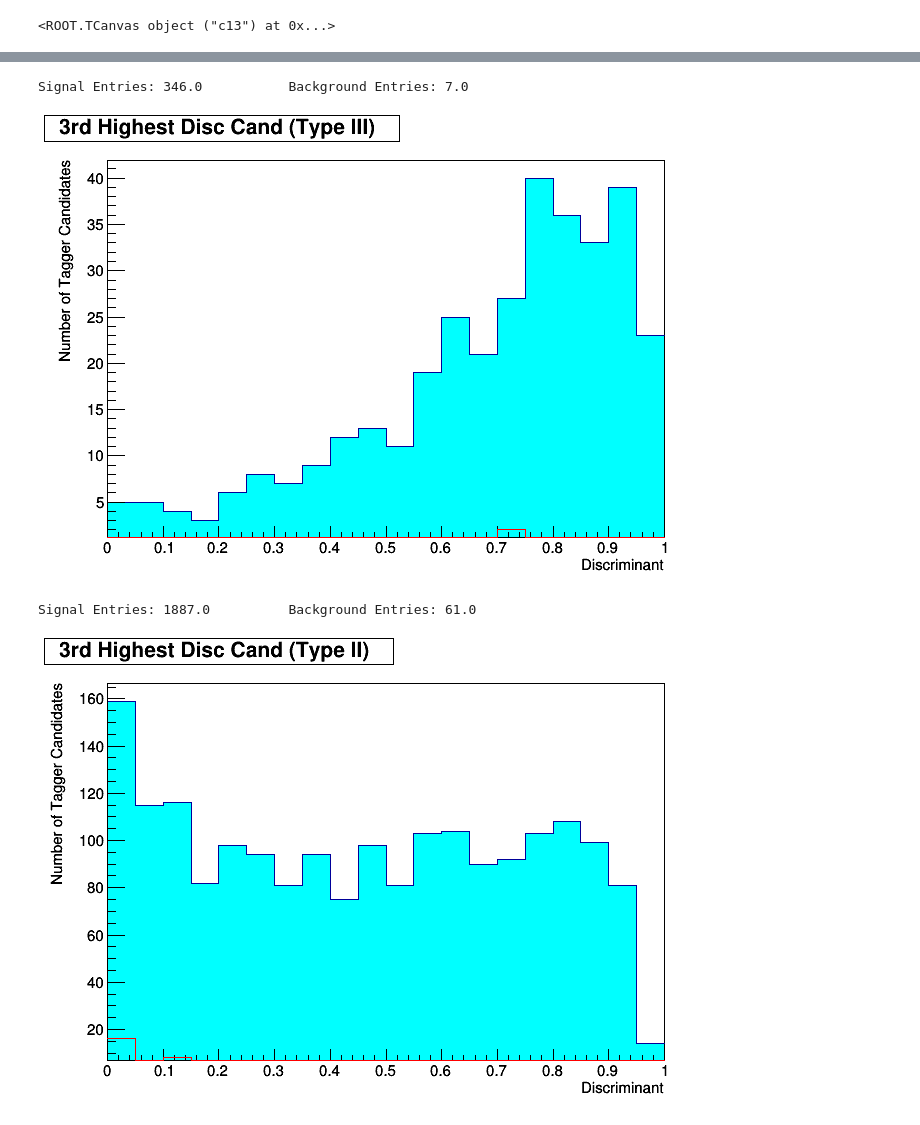
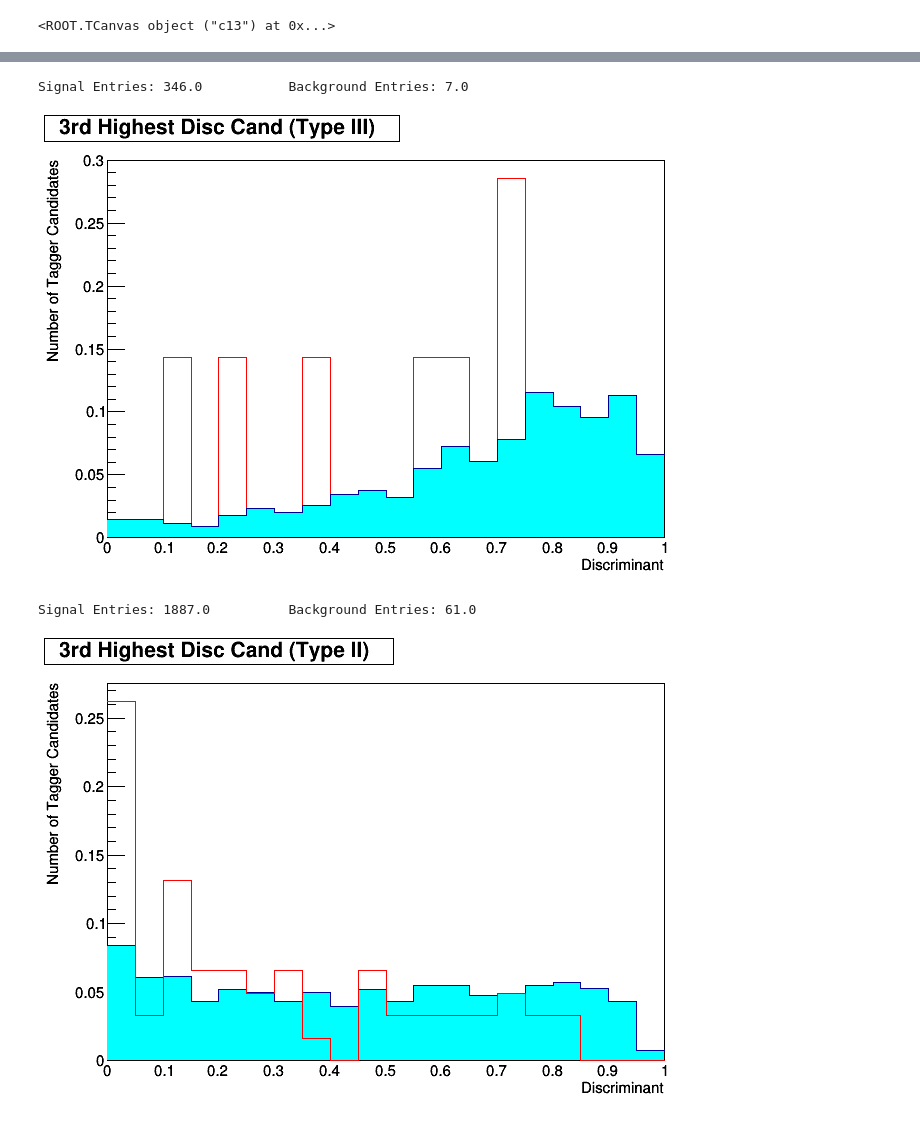
Before and after one commit to NJManganelli/TaggerTest, a Jupyter notebook: ntupler/plugins/.PlotsV2.ipynb, the cells around one changed output, grey strips where cells are left out. Cells and saved outputs as stored; diff of their text form; code cells hidden in the pictures.

```diff
--- a/ntupler/plugins/.PlotsV2.ipynb
+++ b/ntupler/plugins/.PlotsV2.ipynb
@@ -3,6 +3,12 @@ import ROOT
 ROOT.gStyle.SetOptStat(0)
 # %% [output]
 Welcome to JupyROOT 6.10/05
+# %%
+#Color Codes
+cols1 = 7
+cols2 = 1
+colb1 = 2
+colb2 = 3
 # %%
 #signal split into two trees, 42k and 35k respectively. This processed file specifically only has the 42k
 #signal from 350k events, so 42k portion from ~188k events, effectively
@@ -550,28 +637,29 @@ h44b = bkgd.h_eventN3_t0x1_hot#;1	Highest Disc Cand (Type 0x1)
 # %%
 c30.cd()
-h41s.SetFillColor(7)
-h41b.SetLineColor(2)
+h41s.SetFillColor(cols1)
+h41b.SetLineColor(colb1)
 h41b.SetMarkerStyle(5)
-h41s.Draw()
-h41b.Draw("Same")
+h41b.DrawNormalized()
+h41s.DrawNormalized("Same")
 print("Signal Entries: " + str(h41s.GetEntries()) + "\t\tBackground Entries: " + str(h41b.GetEntries()))
 c30.Update()
 c30.Draw()
 # %% [output]
 Signal Entries: 346.0           Background Entries: 7.0
-[figure, old version]
+[figure, new version]
 # %%
 c31.cd()
-h42s.SetFillColor(7)
-h42b.SetLineColor(2)
+h42s.SetFillColor(cols1)
+h42b.SetLineColor(colb1)
 h42b.SetMarkerStyle(5)
-h42s.Draw()
-h42b.Draw("Same")
+h42b.DrawNormalized()
+h42s.DrawNormalized("Same")
+h42b.DrawNormalized("Same")
 print("Signal Entries: " + str(h42s.GetEntries()) + "\t\tBackground Entries: " + str(h42b.GetEntries()))
 c31.Update()
 c31.Draw()
 # %% [output]
 Signal Entries: 1887.0          Background Entries: 61.0
-[figure, old version]
+[figure, new version]
 # %%
 c32.cd()
```
Also changed, not shown: parts of 39 cells of this notebook, 5 other files.
